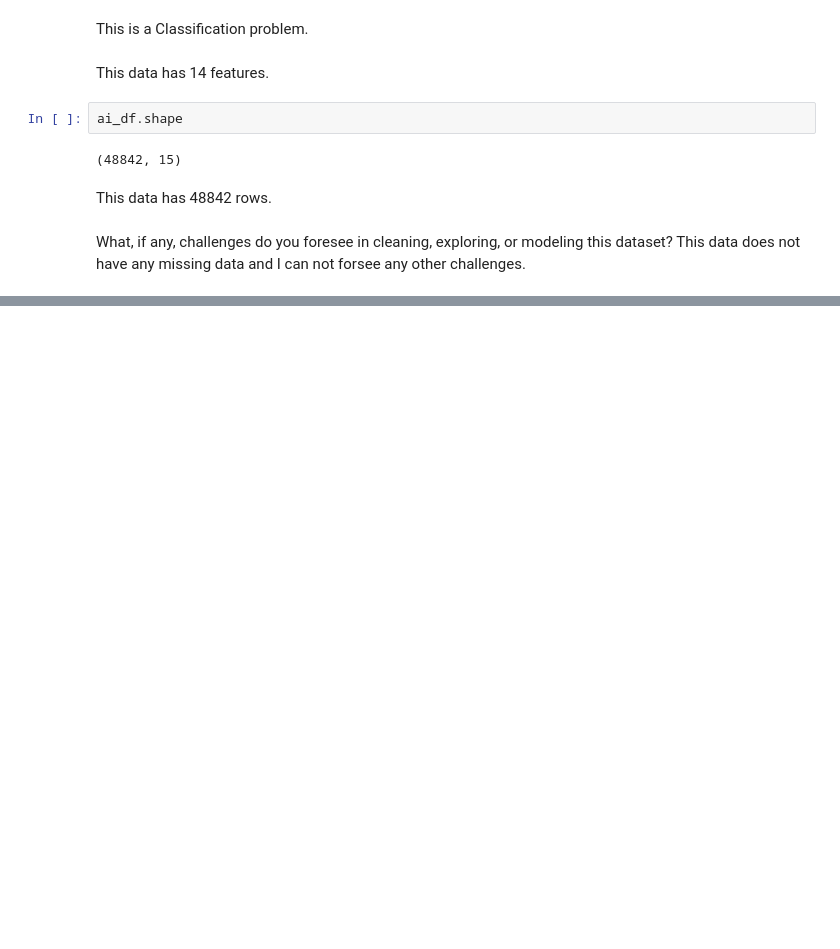
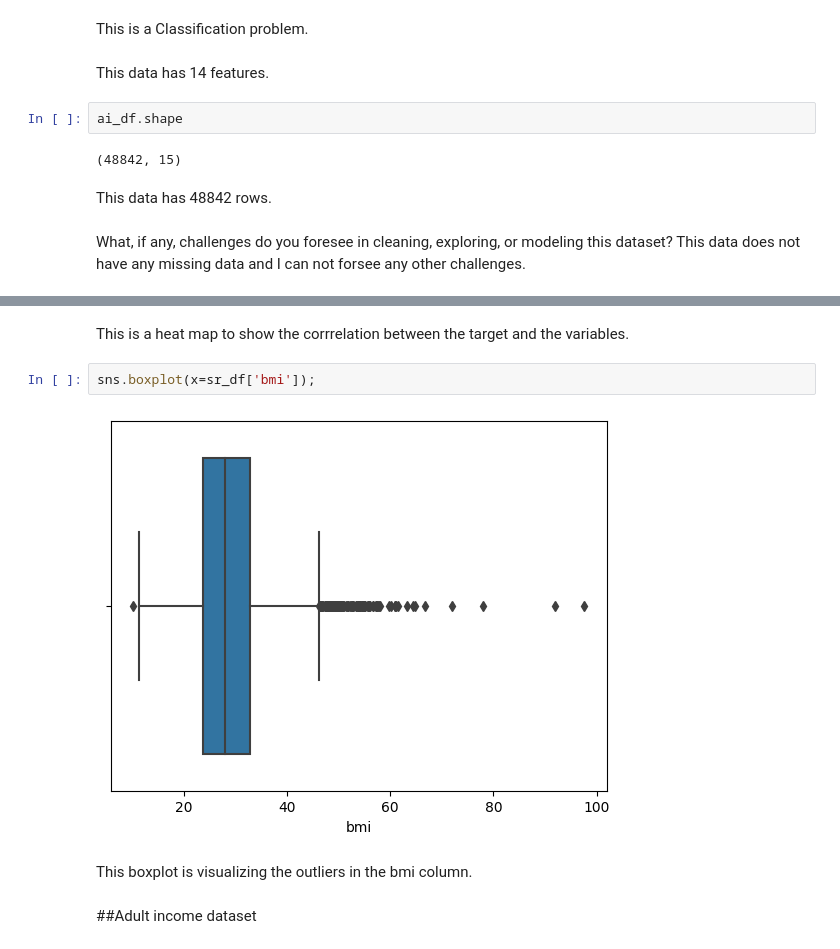
Before and after one commit to GregoryL12/Project-2, a Jupyter notebook: Project_2.ipynb, the cells around one changed output, grey strips where cells are left out. Cells and saved outputs as stored; diff of their text form; blank space fills up the shorter version.

```diff
--- a/Project_2.ipynb
+++ b/Project_2.ipynb
@@ -110,0 +234,10 @@ What, if any, challenges do you foresee in cleaning, exploring, or modeling this
+# %% [markdown]
+This is a heat map to show the corrrelation between the target and the variables.
+# %%
+sns.boxplot(x=sr_df['bmi']);
+# %% [output]
+[figure, added]
+# %% [markdown]
+This boxplot is visualizing the outliers in the bmi column.
+# %% [markdown]
+##Adult income dataset
```
Also changed, not shown: parts of 40 cells of this notebook.
